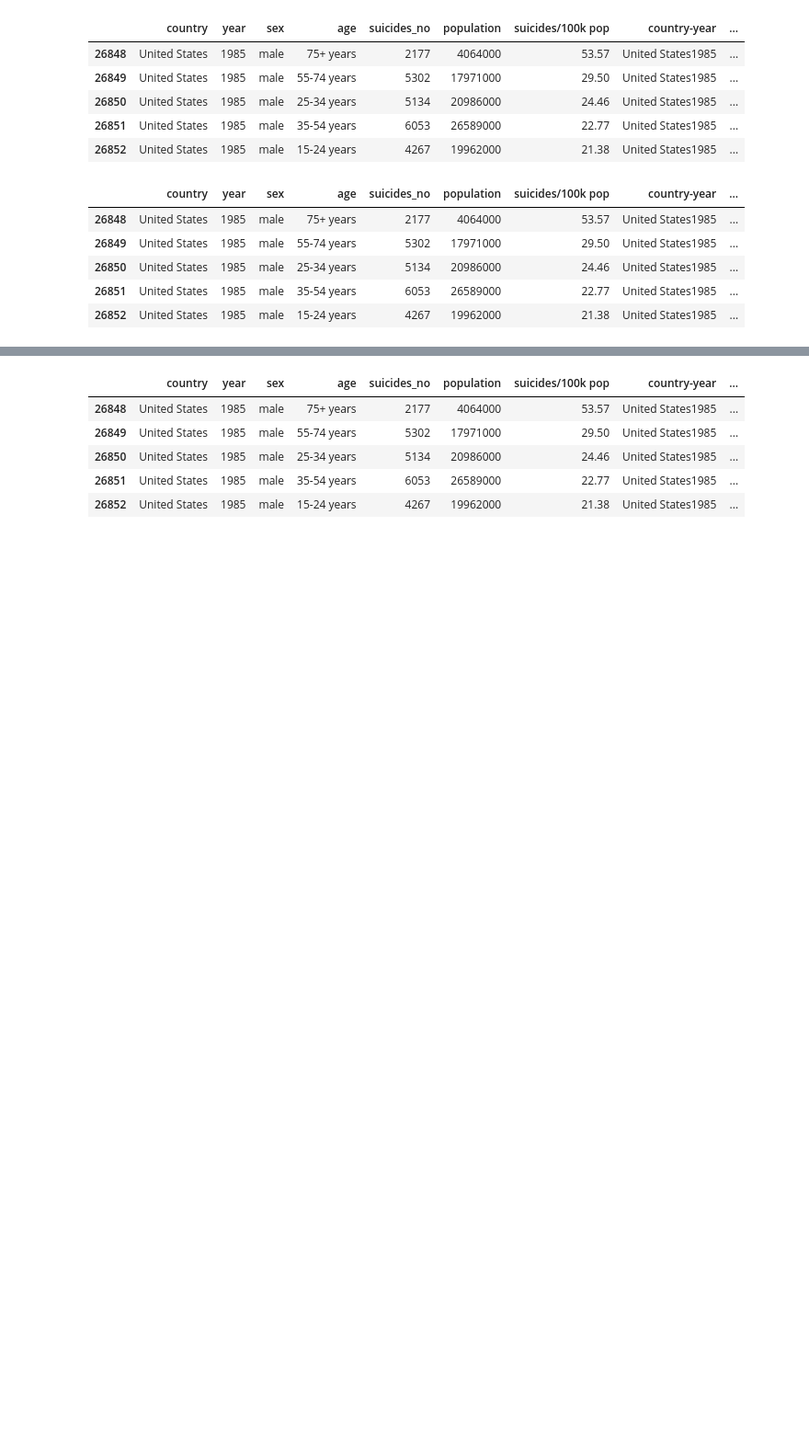
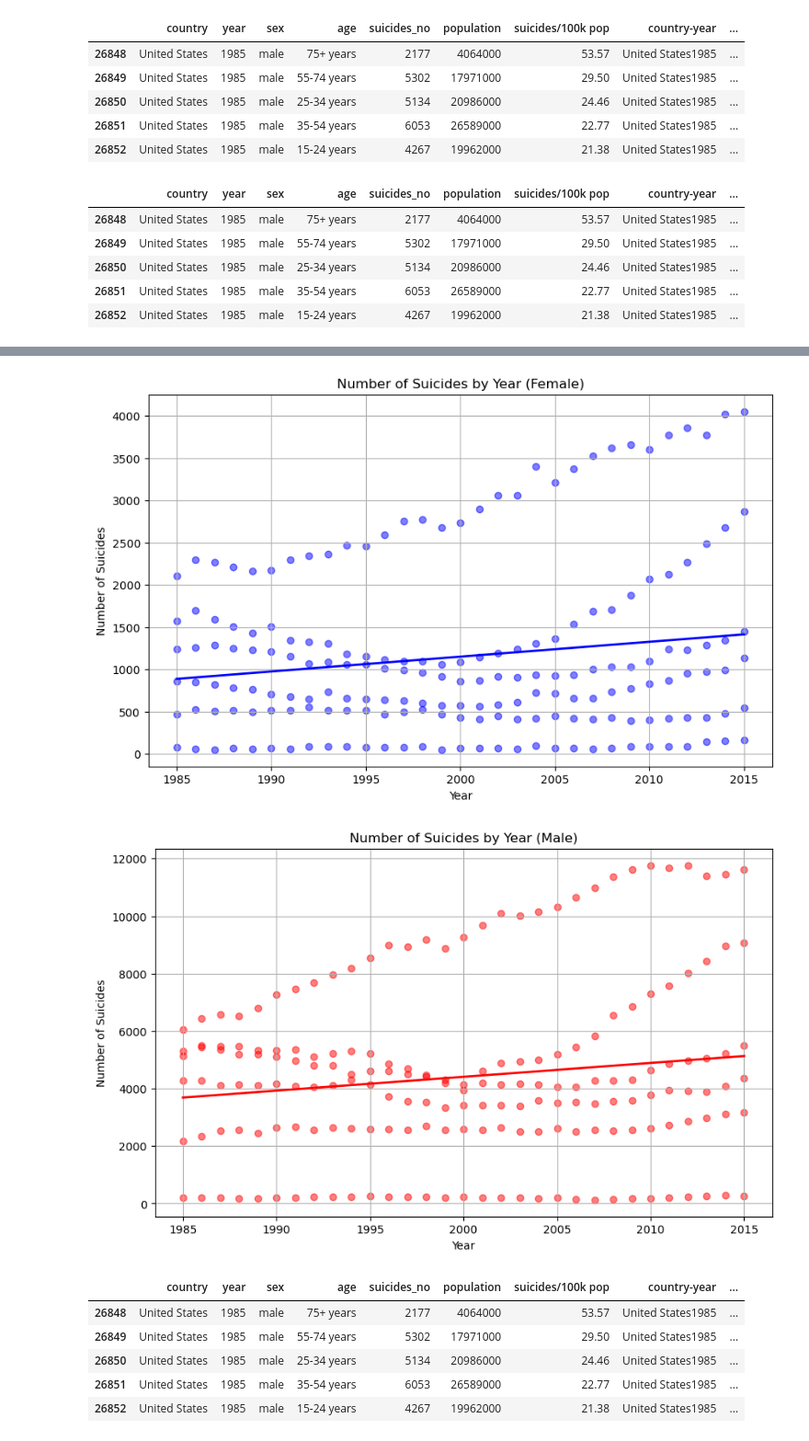
Before and after one commit to JesseR89/Project-one, a Jupyter notebook: projectonenote.ipynb, the cells around one changed output, grey strips where cells are left out. Shown at 92% size. Saved outputs shown, nothing was run; the diff lists cells and outputs as text; code cells hidden in the pictures; blank space fills up the shorter version.

```diff
--- a/projectonenote.ipynb
+++ b/projectonenote.ipynb
@@ -63,3 +120,32 @@ clean_data.head()
+# %%
+# #scatter graph showing number of suicides by year sepaerating the females and males and adding the regression line
+
+male_data = clean_data[clean_data['sex'] == 'male']
+female_data = clean_data[clean_data['sex'] == 'female']
+
+# Function to plot scatter plot with regression line
+def plot_regression(data, color, title):
+    X = data['year'].values.reshape(-1, 1)
+    y = data['suicides_no'].values.reshape(-1, 1)
+    reg = LinearRegression().fit(X, y)
+    plt.figure(figsize=(10, 6))
+    plt.scatter(X, y, color=color, alpha=0.5)
+    plt.plot(X, reg.predict(X), color=color, linestyle='-', linewidth=2)
+    plt.title(title)
+    plt.xlabel('Year')
+    plt.ylabel('Number of Suicides')
+    plt.grid(True)
+    plt.savefig(title.replace(' ', '_') + '.png')  # Save plot with title as filename
+    plt.show()
+
+# Plot scatter graph with regression line for females and save it
+plot_regression(female_data, color='blue', title='Number of Suicides by Year (Female)')
+
+# Plot scatter graph with regression line for males and save it
+plot_regression(male_data, color='red', title='Number of Suicides by Year (Male)')
+# %% [output]
+[figure, added]
+[figure, added]
 # %%
 # Filter the DataFrame to include only rows where the country is USA or 'United States' and the sex is 'male'
 usa_male_data = clean_data[(clean_data['country'].isin(['USA', 'United States'])) & (clean_data['sex'] == 'male')]
```
Also changed, not shown: parts of 21 cells of this notebook.
